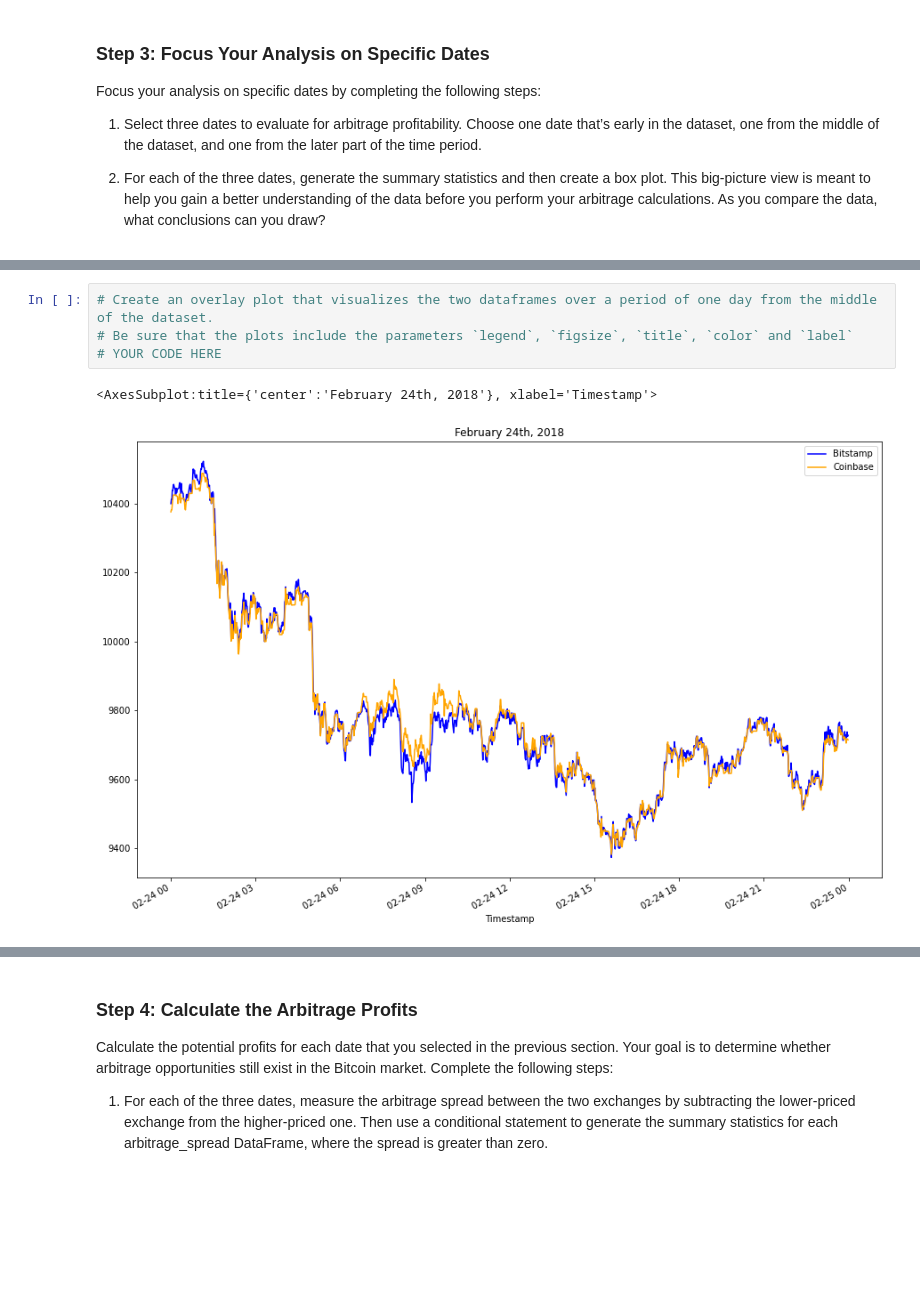
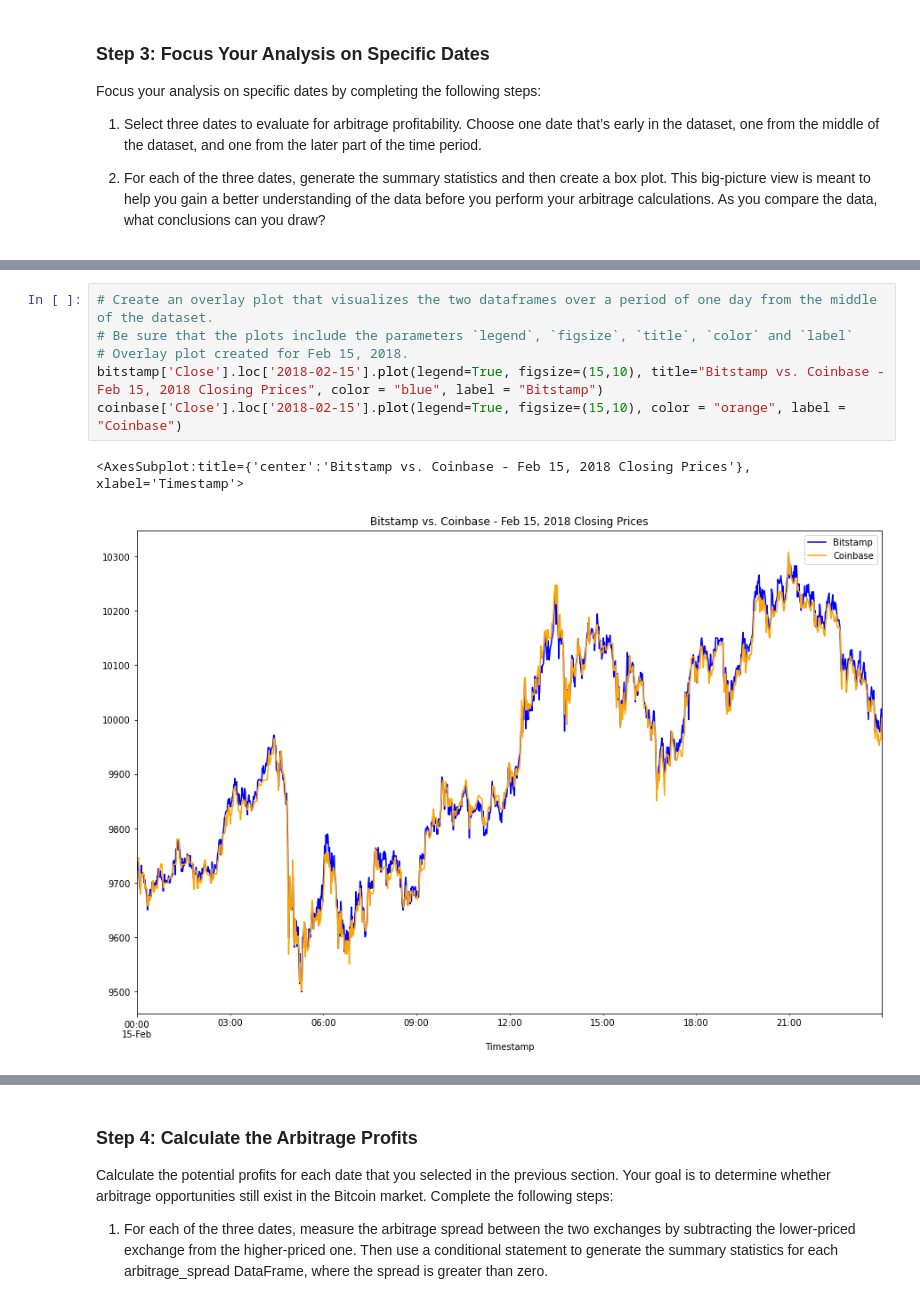
Before and after one commit to joshuacreveling/Module_3_Challenge_Assignment, a Jupyter notebook: crypto_arbitrage.ipynb, the cells around one changed output, grey strips where cells are left out. Drawn from its saved outputs; the diff is of its cells as text; blank space fills up the shorter version.

```diff
--- a/crypto_arbitrage.ipynb
+++ b/crypto_arbitrage.ipynb
@@ -392,10 +395,12 @@ Name: Close, dtype: float64
 # %%
 # Create an overlay plot that visualizes the two dataframes over a period of one day from the middle of the dataset.
 # Be sure that the plots include the parameters `legend`, `figsize`, `title`, `color` and `label`
-# YOUR CODE HERE
+# Overlay plot created for Feb 15, 2018.
+bitstamp['Close'].loc['2018-02-15'].plot(legend=True, figsize=(15,10), title="Bitstamp vs. Coinbase - Feb 15, 2018 Closing Prices", color = "blue", label = "Bitstamp")
+coinbase['Close'].loc['2018-02-15'].plot(legend=True, figsize=(15,10), color = "orange", label = "Coinbase")
 # %% [output]
-<AxesSubplot:title={'center':'February 24th, 2018'}, xlabel='Timestamp'>
+<AxesSubplot:title={'center':'Bitstamp vs. Coinbase - Feb 15, 2018 Closing Prices'}, xlabel='Timestamp'>
-[figure, old version]
+[figure, new version]
 # %%
 # Using the date in the middle that you have selected, calculate the arbitrage spread
 # by subtracting the bitstamp lower closing prices from the coinbase higher closing prices
```
Also changed, not shown: parts of 24 cells of this notebook.
